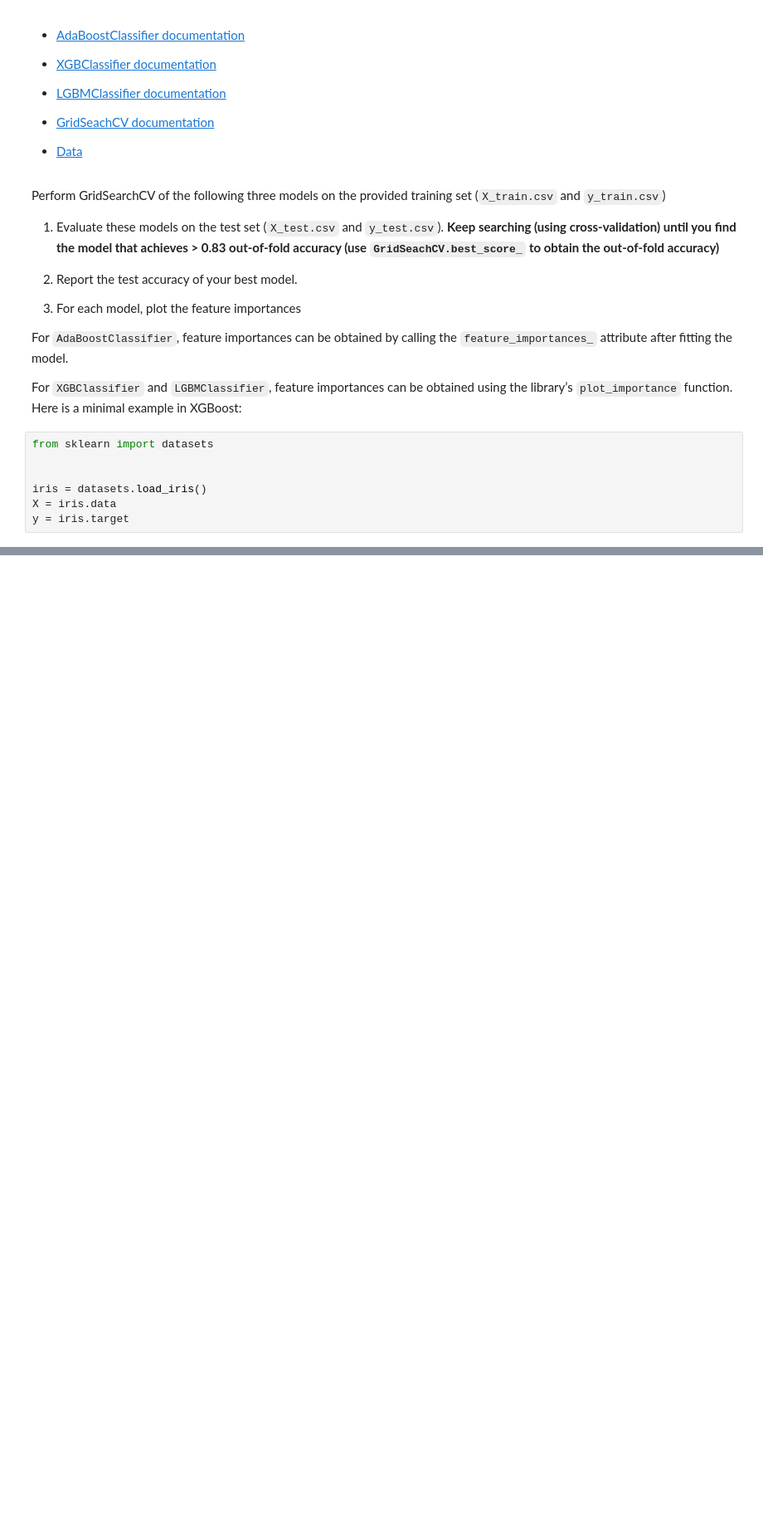
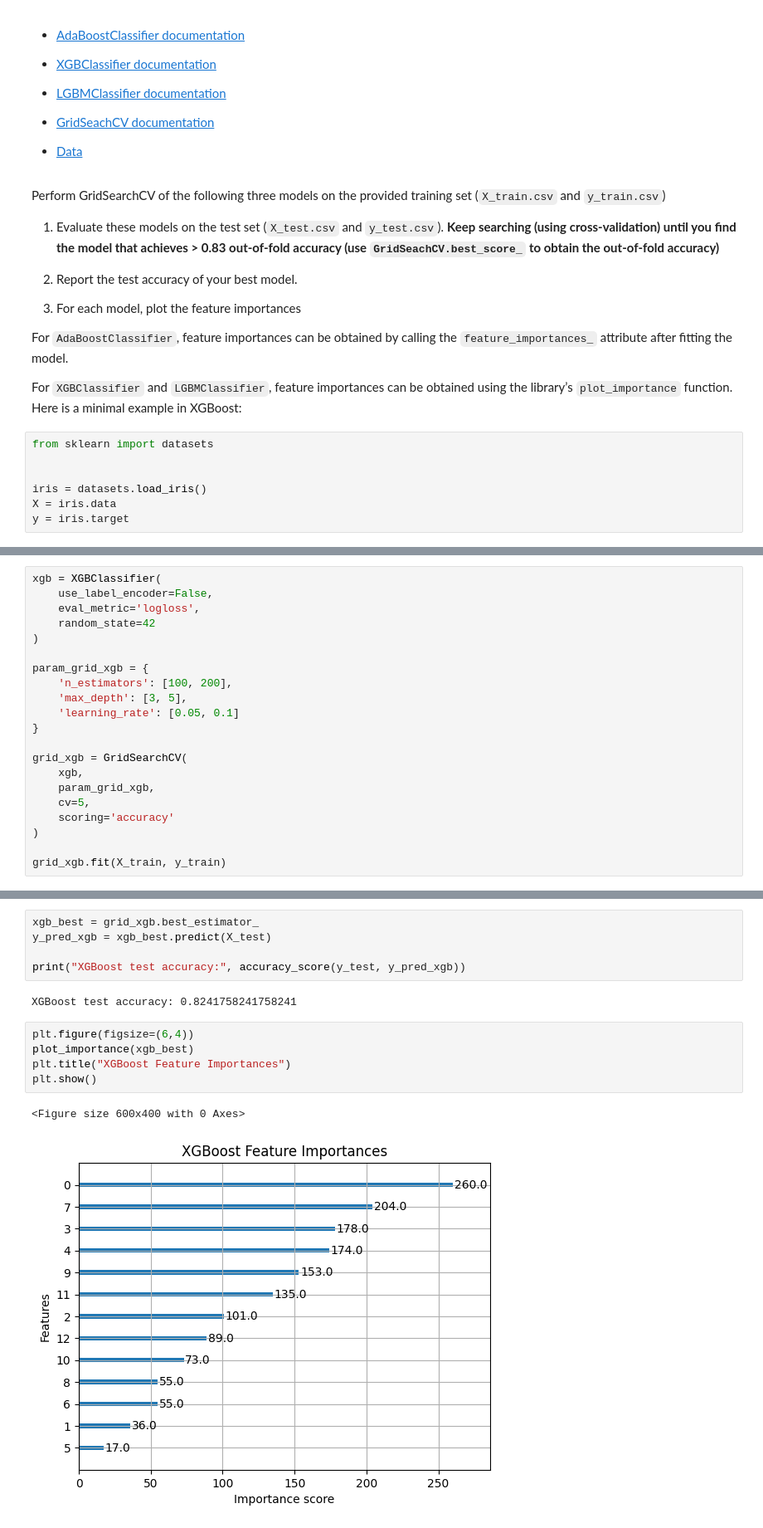
Before and after one commit to AthithepSuksupsri/229352_Stat-learning-for-data-sci, a Jupyter notebook: Lab07_Boosted_trees.ipynb, the cells around one changed output, grey strips where cells are left out. Shown at 83% size. Drawn from its saved outputs; the diff is of its cells as text; blank space fills up the shorter version.

```diff
--- a/Lab07_Boosted_trees.ipynb
+++ b/Lab07_Boosted_trees.ipynb
@@ -65,0 +161,21 @@ X_train
+# %%
+xgb = XGBClassifier(
+    use_label_encoder=False,
+    eval_metric='logloss',
+    random_state=42
+)
+
+param_grid_xgb = {
+    'n_estimators': [100, 200],
+    'max_depth': [3, 5],
+    'learning_rate': [0.05, 0.1]
+}
+
+grid_xgb = GridSearchCV(
+    xgb,
+    param_grid_xgb,
+    cv=5,
+    scoring='accuracy'
+)
+
+grid_xgb.fit(X_train, y_train)
@@ -65,0 +223,15 @@ X_train
+# %%
+xgb_best = grid_xgb.best_estimator_
+y_pred_xgb = xgb_best.predict(X_test)
+
+print("XGBoost test accuracy:", accuracy_score(y_test, y_pred_xgb))
+# %% [output]
+XGBoost test accuracy: 0.8241758241758241
+# %%
+plt.figure(figsize=(6,4))
+plot_importance(xgb_best)
+plt.title("XGBoost Feature Importances")
+plt.show()
+# %% [output]
+<Figure size 600x400 with 0 Axes>
+[figure, added]
```
Also changed, not shown: parts of 19 cells of this notebook.
